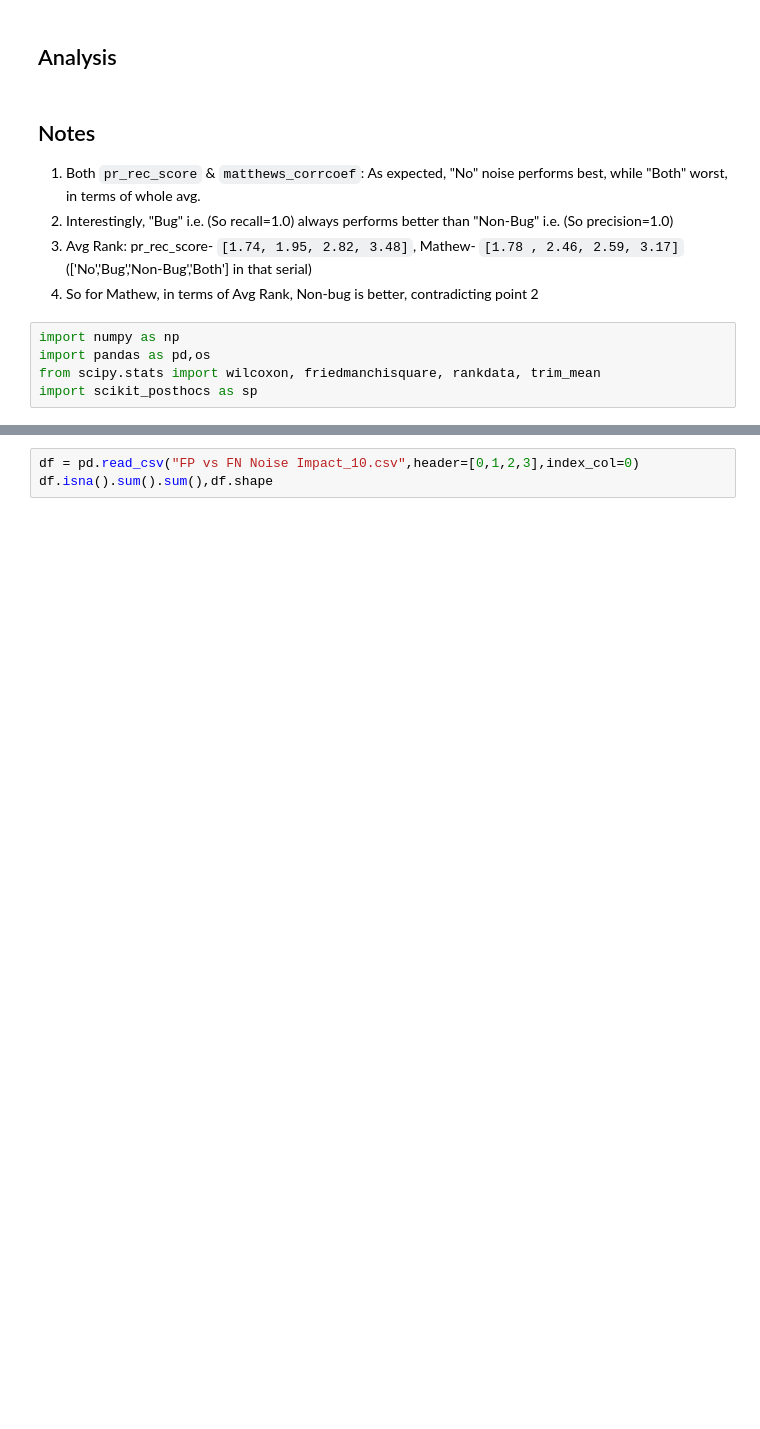
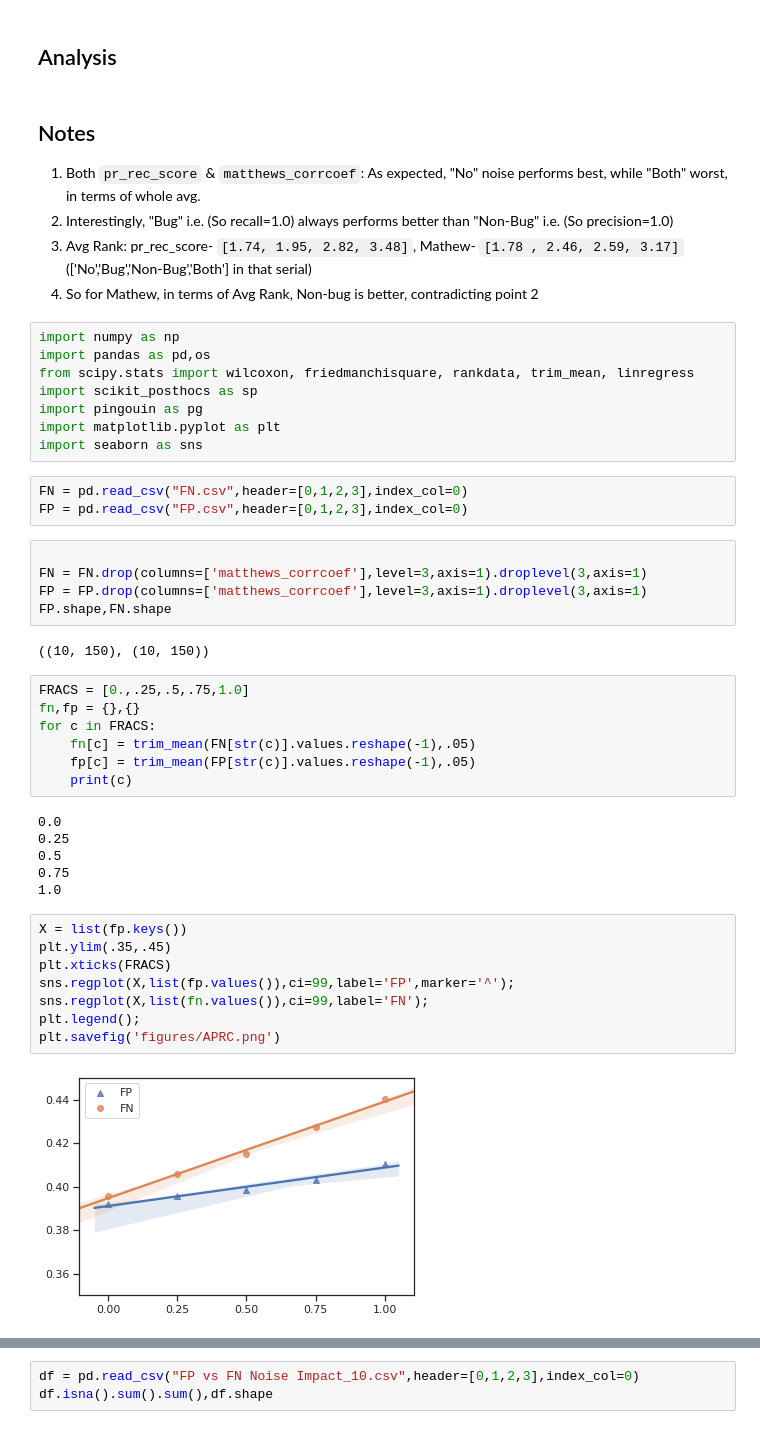
Before and after one commit to Shihab-Shahriar/analytics, a Jupyter notebook: FP vs FN Noise.ipynb, the cells around one changed output, grey strips where cells are left out. Drawn from its saved outputs; the diff is of its cells as text; blank space fills up the shorter version.

```diff
--- a/FP vs FN Noise.ipynb
+++ b/FP vs FN Noise.ipynb
@@ -310,5 +310,41 @@ df.to_csv("FP vs FN Noise Impact_10.csv")
 # %%
 import numpy as np
 import pandas as pd,os
-from scipy.stats import wilcoxon, friedmanchisquare, rankdata, trim_mean
+from scipy.stats import wilcoxon, friedmanchisquare, rankdata, trim_mean, linregress
 import scikit_posthocs as sp
+import pingouin as pg
+import matplotlib.pyplot as plt
+import seaborn as sns
+# %%
+FN = pd.read_csv("FN.csv",header=[0,1,2,3],index_col=0)
+FP = pd.read_csv("FP.csv",header=[0,1,2,3],index_col=0)
+# %%
+
+FN = FN.drop(columns=['matthews_corrcoef'],level=3,axis=1).droplevel(3,axis=1)
+FP = FP.drop(columns=['matthews_corrcoef'],level=3,axis=1).droplevel(3,axis=1)
+FP.shape,FN.shape
+# %% [output]
+((10, 150), (10, 150))
+# %%
+FRACS = [0.,.25,.5,.75,1.0]
+fn,fp = {},{}
+for c in FRACS:
+    fn[c] = trim_mean(FN[str(c)].values.reshape(-1),.05)
+    fp[c] = trim_mean(FP[str(c)].values.reshape(-1),.05)
+    print(c)
+# %% [output]
+0.0
+0.25
+0.5
+0.75
+1.0
+# %%
+X = list(fp.keys())
+plt.ylim(.35,.45)
+plt.xticks(FRACS)
+sns.regplot(X,list(fp.values()),ci=99,label='FP',marker='^');
+sns.regplot(X,list(fn.values()),ci=99,label='FN');
+plt.legend();
+plt.savefig('figures/APRC.png')
+# %% [output]
+[figure, added]
```
Also changed, not shown: parts of 7 cells of this notebook, 8 other files.
